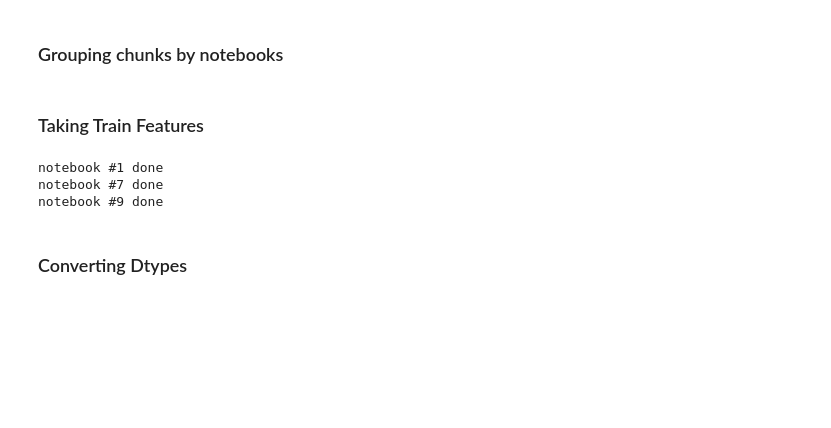
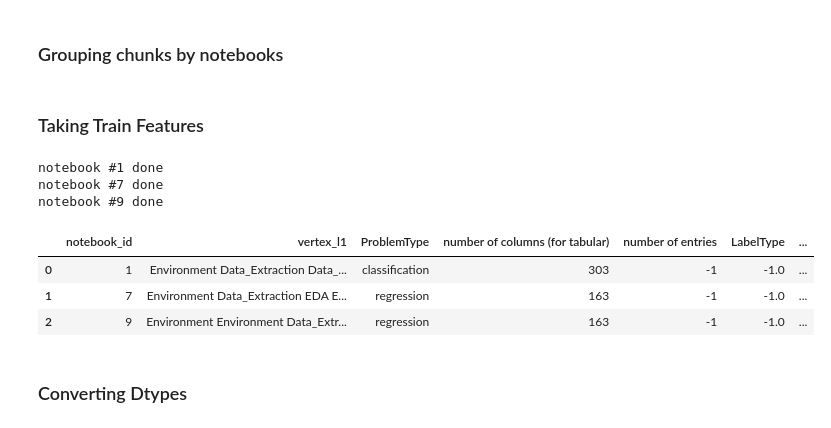
Before and after one commit to whatevernevermindbro/nl2ml-mirror, a Jupyter notebook: models_scripts/seq2seq.ipynb, the cells around one changed output. Saved outputs shown, nothing was run; the diff lists cells and outputs as text; code cells hidden in the pictures; blank space fills up the shorter version.

```diff
--- a/models_scripts/seq2seq.ipynb
+++ b/models_scripts/seq2seq.ipynb
@@ -118,6 +118,13 @@ X, y = train[TASK_FEATURES], train[TARGET_COLUMN]
 notebook #1 done
 notebook #7 done
 notebook #9 done
+# %%
+train
+# %% [output]
+|  | notebook_id | vertex_l1 | ProblemType | number of columns (for tabular) | number of entries | LabelType | ... |
+| 0 | 1 | Environment Data_Extraction Data_... | classification | 303 | -1 | -1.0 | ... |
+| 1 | 7 | Environment Data_Extraction EDA E... | regression | 163 | -1 | -1.0 | ... |
+| 2 | 9 | Environment Environment Data_Extr... | regression | 163 | -1 | -1.0 | ... |
 # %% [markdown]
 ### Converting Dtypes
 # %%
```
Also changed, not shown: parts of 17 cells of this notebook.
